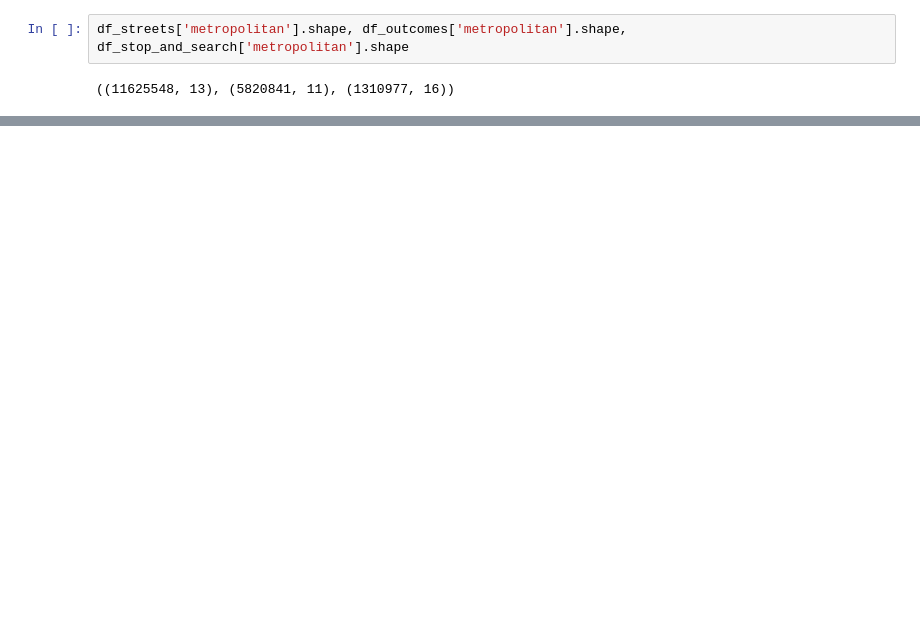
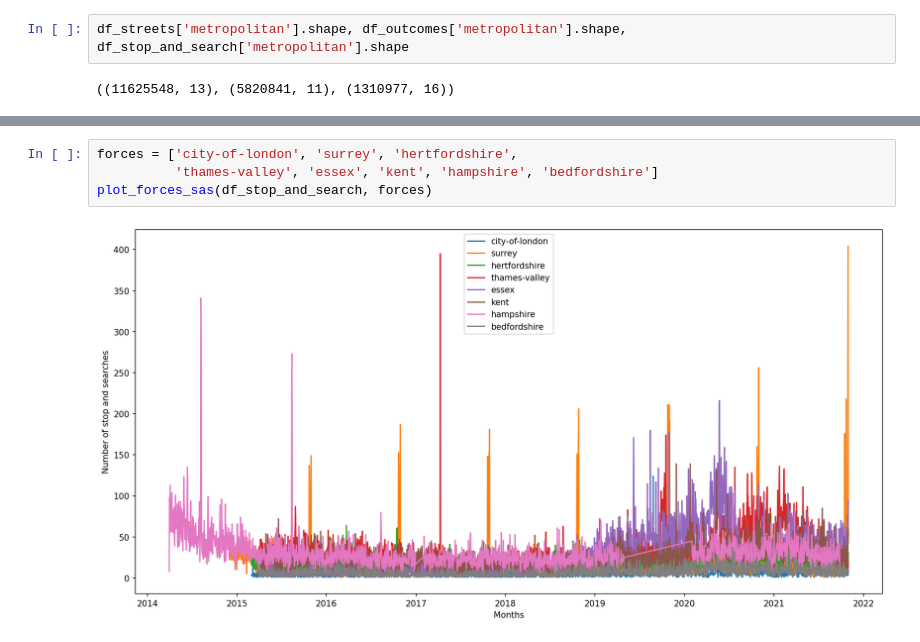
Before and after one commit to MoshaLangerak/Data_Challenge_2_Group_18, a Jupyter notebook: EDA.ipynb, the cells around one changed output, grey strips where cells are left out. Drawn from its saved outputs; the diff is of its cells as text; blank space fills up the shorter version.

```diff
--- a/EDA.ipynb
+++ b/EDA.ipynb
@@ -112,0 +100,6 @@ df_stop_and_search[df_stop_and_search['Date'] == datetime.date(year=2019,month=8
+# %%
+forces = ['city-of-london', 'surrey', 'hertfordshire',
+          'thames-valley', 'essex', 'kent', 'hampshire', 'bedfordshire']
+plot_forces_sas(df_stop_and_search, forces)
+# %% [output]
+[figure, added]
```
Also changed, not shown: parts of 12 cells of this notebook.
